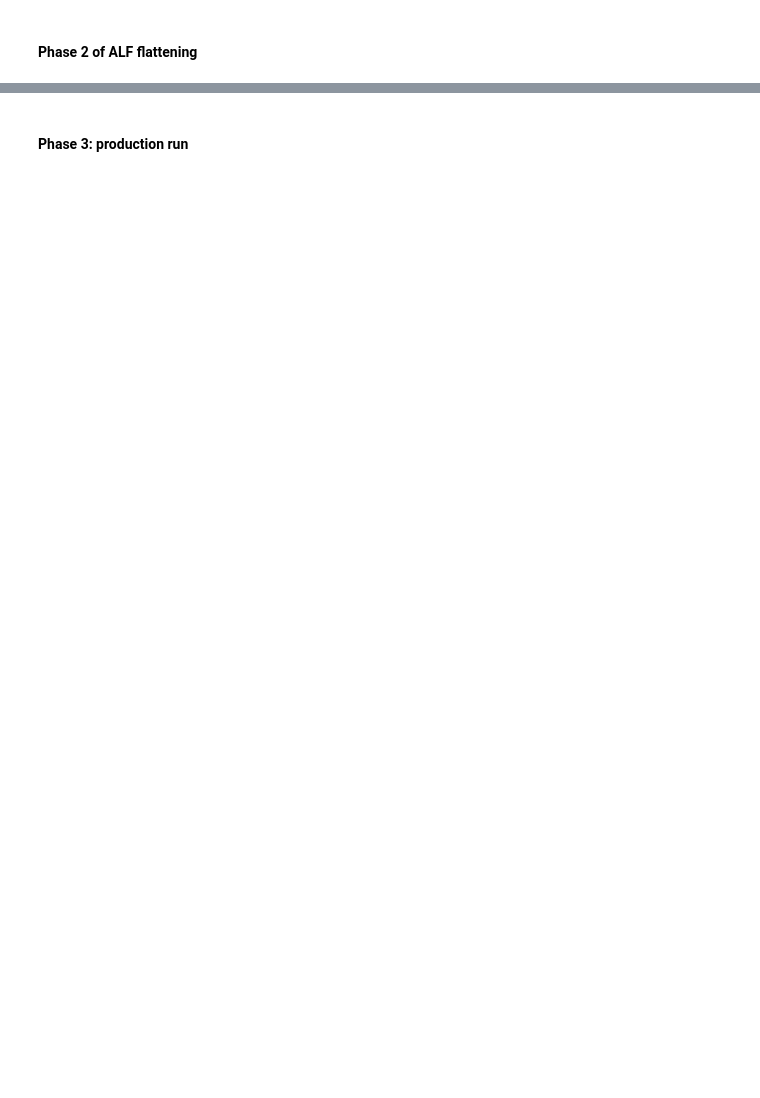
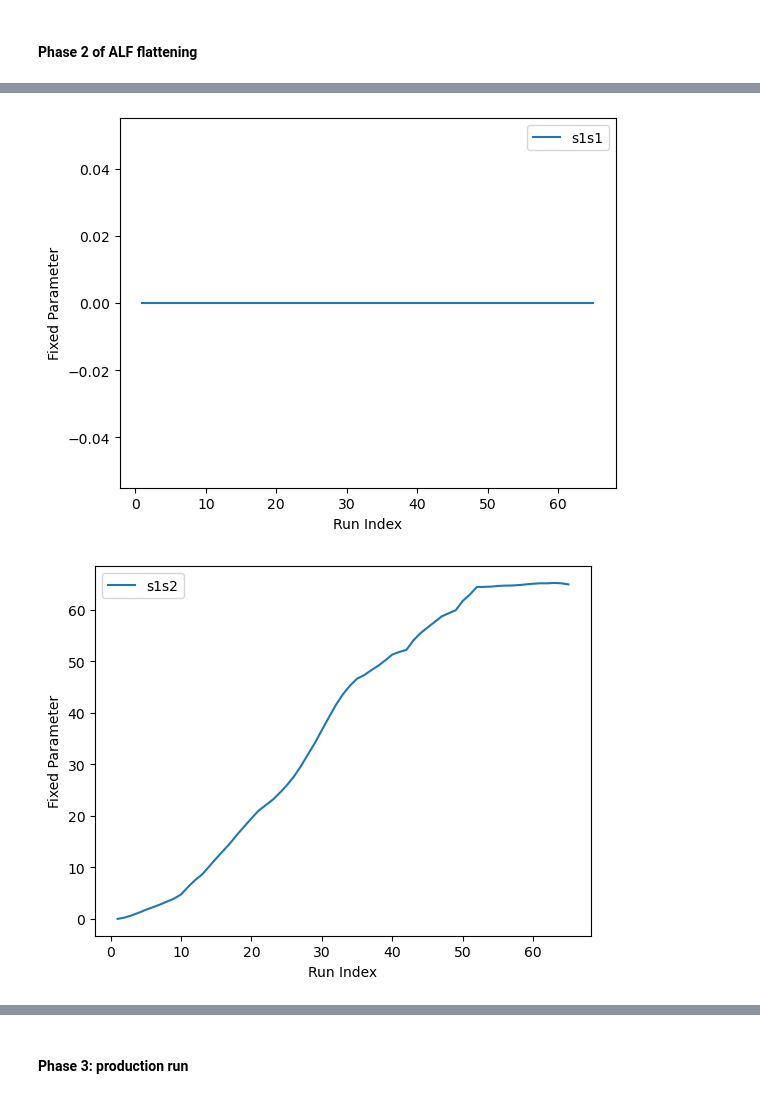
Before and after one commit to BrooksResearchGroup-UM/MSLD-Workshop, a Jupyter notebook: 7CpHMD/CpHMD.ipynb, the cells around one changed output, grey strips where cells are left out. Cells and saved outputs as stored; diff of their text form; code cells hidden in the pictures; blank space fills up the shorter version.

```diff
--- a/7CpHMD/CpHMD.ipynb
+++ b/7CpHMD/CpHMD.ipynb
@@ -911,0 +1354,5 @@ for run in range(first_run,last_run+1):
+# %%
+plot_fixed(1,last_run)
+# %% [output]
+[figure, added]
+[figure, added]
```
Also changed, not shown: parts of 15 cells of this notebook, 1 other file.
